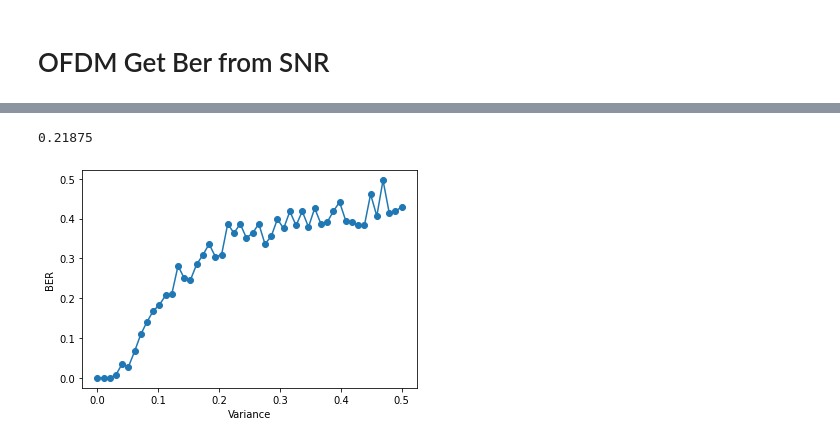
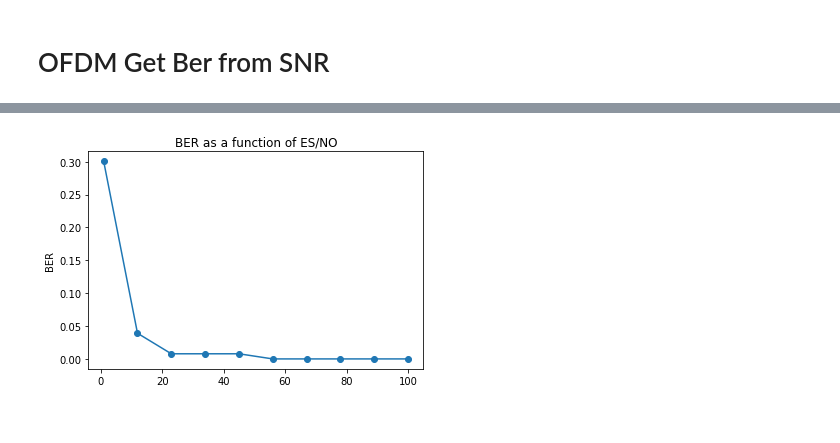
Before and after one commit to delaitl/OFDM, a Jupyter notebook: BEN_Step1.ipynb, the cells around one changed output, grey strips where cells are left out. Saved outputs shown, nothing was run; the diff lists cells and outputs as text; code cells hidden in the pictures.

```diff
--- a/BEN_Step1.ipynb
+++ b/BEN_Step1.ipynb
@@ -74,35 +155,42 @@ def PS(bits):
 # %%
-def bersnr(K, CP, P, bps, var):
-    payloadBits_per_OFDM = K*bps  #
-    bits = np.random.binomial(n=1, p=0.5, size=(payloadBits_per_OFDM, ))
+def bervar(Subcarriers, CP, bps, esno):
+    K = Subcarriers
+    payloadBits_per_OFDM = K*bps #Subcarriers * bits per symbol
+    bits = np.random.binomial(n=1, p=0.5, size=(payloadBits_per_OFDM, )) #Create random bits
+    N = payloadBits_per_OFDM
+
+    sigs =  2 #Sigmasquare of signal
+    var = (sigs * (N+CP))/( 2*esno*N) #Variance as function of esno
+    var = var/2 #Devide by 2 because we're on the complex plane
+   # print(var)
+
     bits_SP = SP(bits)
     QAM = Mapping(bits_SP)
-    OFDM_data = OFDM_symbol(QAM)
-    OFDM_time = IDFT(OFDM_data)
+    #OFDM_data = OFDM_symbol(QAM)
+    OFDM_time = IDFT(QAM)
     OFDM_withCP = addCP(OFDM_time)
     OFDM_TX = OFDM_withCP
-    OFDM_RX = awgn(OFDM_TX,var)
+    OFDM_RX = awgn(OFDM_TX,var) #Applies AWGN to each element with a given variance
     OFDM_RX_noCP = removeCP(OFDM_RX)
     OFDM_demod = DFT(OFDM_RX_noCP)
-    QAM_est = get_payload(OFDM_demod)
-    PS_est, hardDecision = Demapping(QAM_est)
+    PS_est, hardDecision = Demapping(OFDM_demod)
     bits_est = PS(PS_est)
     BER = np.sum(abs(bits-bits_est))/len(bits)
 
     return BER
-# %%
-bersnr(128, 16, 8, 2, 0.1)
-# %% [output]
-0.21875
 # %%
-VARS= np.linspace(0,0.5,50)
+varss= np.linspace(1,100,10)
+#def bersnr(K, CP, P, bps, var):
 
-BERS = np.array(list(map(lambda x:bersnr(128, 16, 8, 2, x), VARS)))
 
-plt.plot(VARS,BERS, '-o')
-plt.title("BER as a ")
-plt.xlabel("Variance")
+#Applique la fonction bervar à chaque element de varss
+BERS = np.array(list(map(lambda x:bervar(128, 4, 2, x/10), varss)))
+
+plt.plot((varss),BERS, '-o')
+plt.title("BER as a function of ES/NO")
+plt.xlabel("")
+
 plt.ylabel("BER")
 plt.show()
 # %% [output]
-[figure, old version]
+[figure, new version]
```
Also changed, not shown: parts of 6 cells of this notebook, 9 other files.
